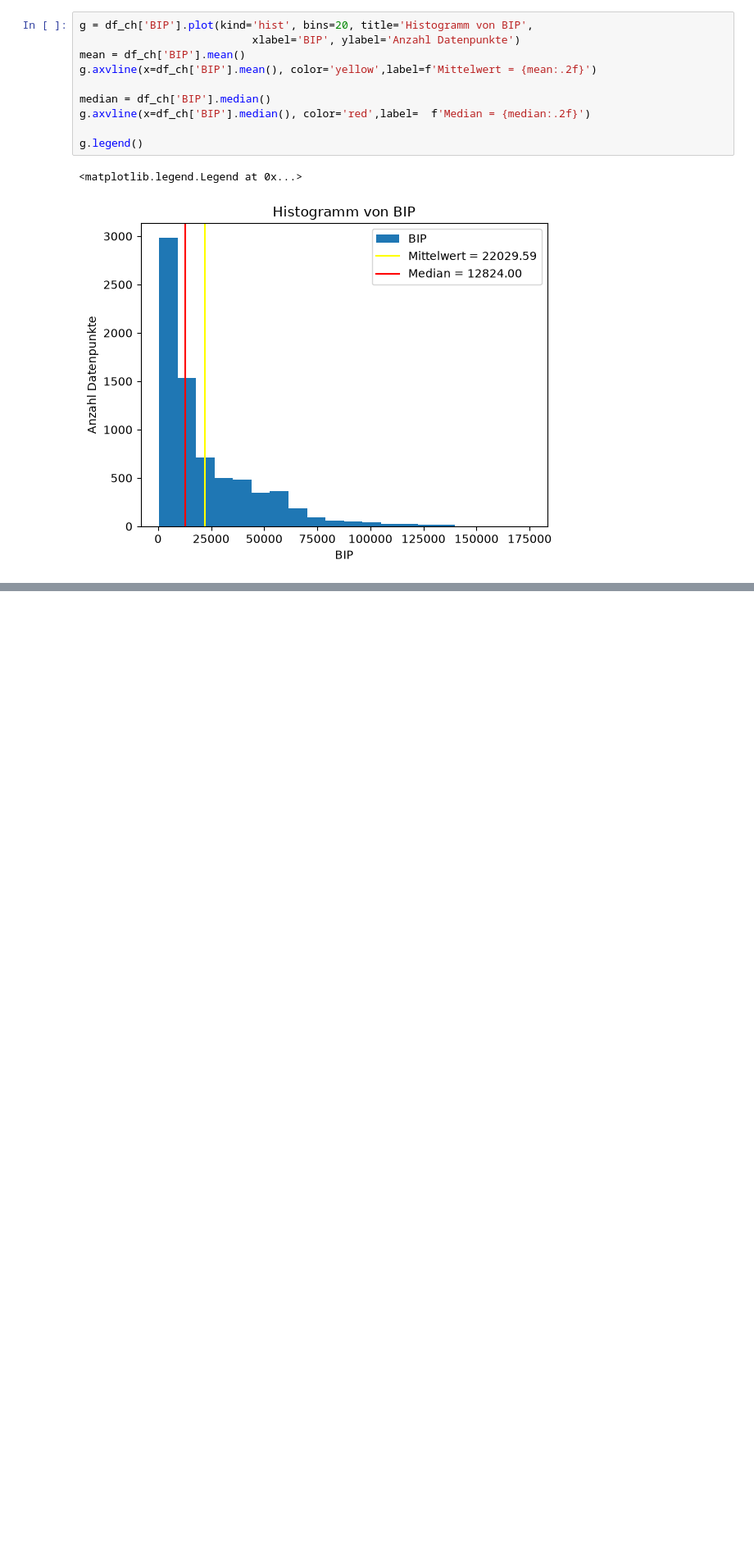
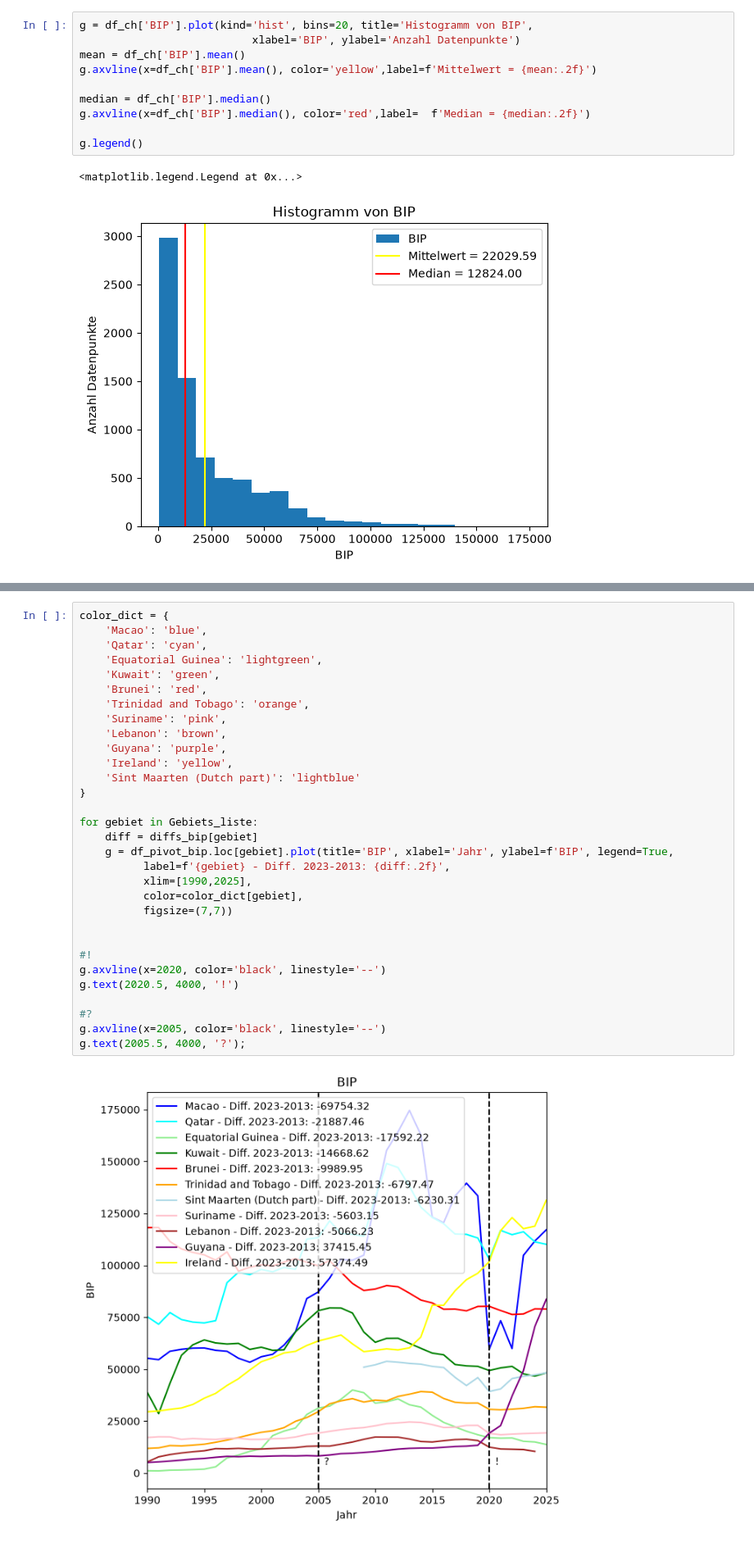
Before and after one commit to llaarriir/LN-Informatik, a Jupyter notebook: dataframe_co2.ipynb, the cells around one changed output, grey strips where cells are left out. Shown at 82% size. Saved outputs shown, nothing was run; the diff lists cells and outputs as text; blank space fills up the shorter version.

```diff
--- a/dataframe_co2.ipynb
+++ b/dataframe_co2.ipynb
@@ -228,0 +273,33 @@ diffs[diff_sel].plot(kind='barh', title='Grösste und kleinste Differenz vom BIP
+# %%
+color_dict = {
+    'Macao': 'blue',
+    'Qatar': 'cyan',
+    'Equatorial Guinea': 'lightgreen',
+    'Kuwait': 'green',
+    'Brunei': 'red',
+    'Trinidad and Tobago': 'orange',
+    'Suriname': 'pink',
+    'Lebanon': 'brown',
+    'Guyana': 'purple',
+    'Ireland': 'yellow',
+    'Sint Maarten (Dutch part)': 'lightblue'
+}
+
+for gebiet in Gebiets_liste:
+    diff = diffs_bip[gebiet]
+    g = df_pivot_bip.loc[gebiet].plot(title='BIP', xlabel='Jahr', ylabel=f'BIP', legend=True,
+          label=f'{gebiet} - Diff. 2023-2013: {diff:.2f}',
+          xlim=[1990,2025],
+          color=color_dict[gebiet],
+          figsize=(7,7))
+
+
+#!
+g.axvline(x=2020, color='black', linestyle='--')
+g.text(2020.5, 4000, '!')
+
+#?
+g.axvline(x=2005, color='black', linestyle='--')
+g.text(2005.5, 4000, '?');
+# %% [output]
+[figure, added]
```
Also changed, not shown: parts of 7 cells of this notebook.
